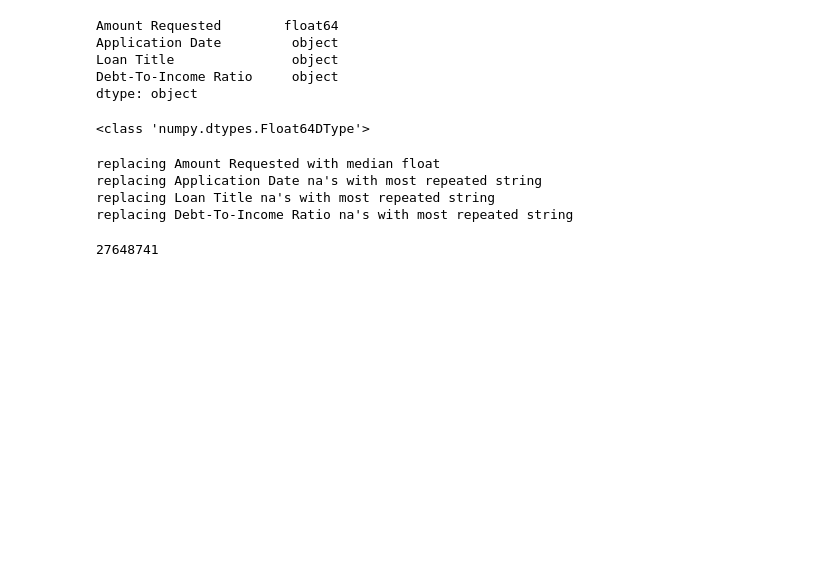
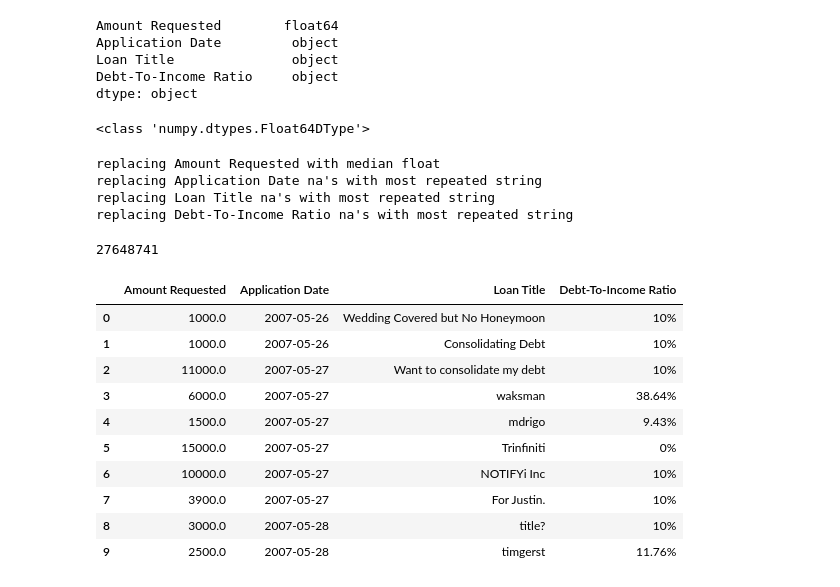
Before and after one commit to novoni01/credit-risk-assessment, a Jupyter notebook: ETL/CRA.ipynb, the cells around one changed output. Cells and saved outputs as stored; diff of their text form; code cells hidden in the pictures; blank space fills up the shorter version.

```diff
--- a/ETL/CRA.ipynb
+++ b/ETL/CRA.ipynb
@@ -296,7 +296,20 @@ replacing Debt-To-Income Ratio na's with most repeated string
 # %%
 cleaned_rejected_loans.isna().sum()
 print(len(cleaned_rejected_loans))
+
+cleaned_rejected_loans.head(10)
 # %% [output]
 27648741
+|  | Amount Requested | Application Date | Loan Title | Debt-To-Income Ratio |
+| 0 | 1000.0 | 2007-05-26 | Wedding Covered but No Honeymoon | 10% |
+| 1 | 1000.0 | 2007-05-26 | Consolidating Debt | 10% |
+| 2 | 11000.0 | 2007-05-27 | Want to consolidate my debt | 10% |
+| 3 | 6000.0 | 2007-05-27 | waksman | 38.64% |
+| 4 | 1500.0 | 2007-05-27 | mdrigo | 9.43% |
+| 5 | 15000.0 | 2007-05-27 | Trinfiniti | 0% |
+| 6 | 10000.0 | 2007-05-27 | NOTIFYi Inc | 10% |
+| 7 | 3900.0 | 2007-05-27 | For Justin. | 10% |
+| 8 | 3000.0 | 2007-05-28 | title? | 10% |
+| 9 | 2500.0 | 2007-05-28 | timgerst | 11.76% |
 # %%
 #delete_large_files()
```
Also changed, not shown: parts of 2 cells of this notebook, 2 other files.
